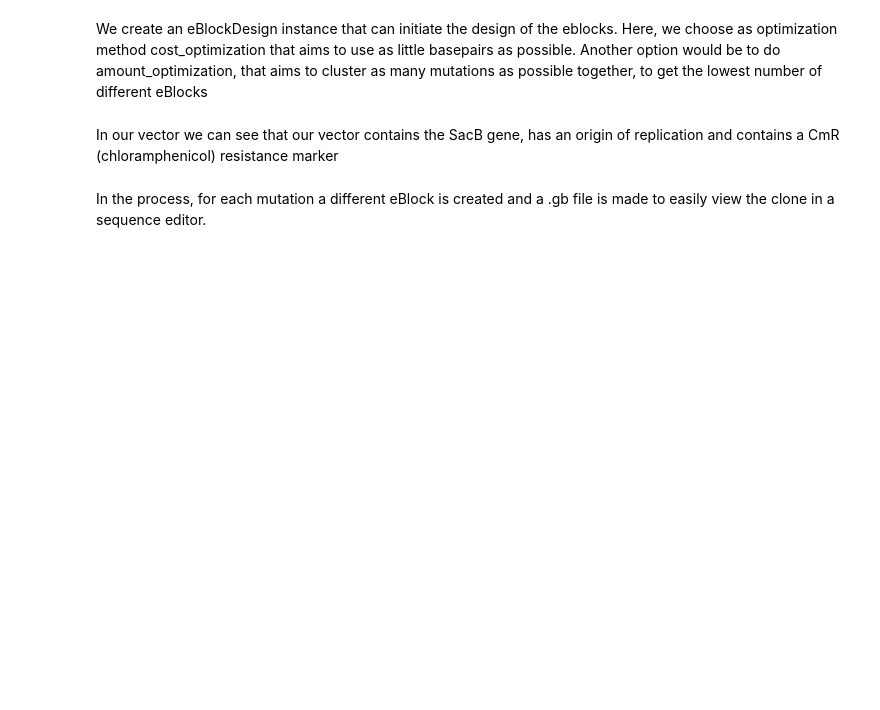
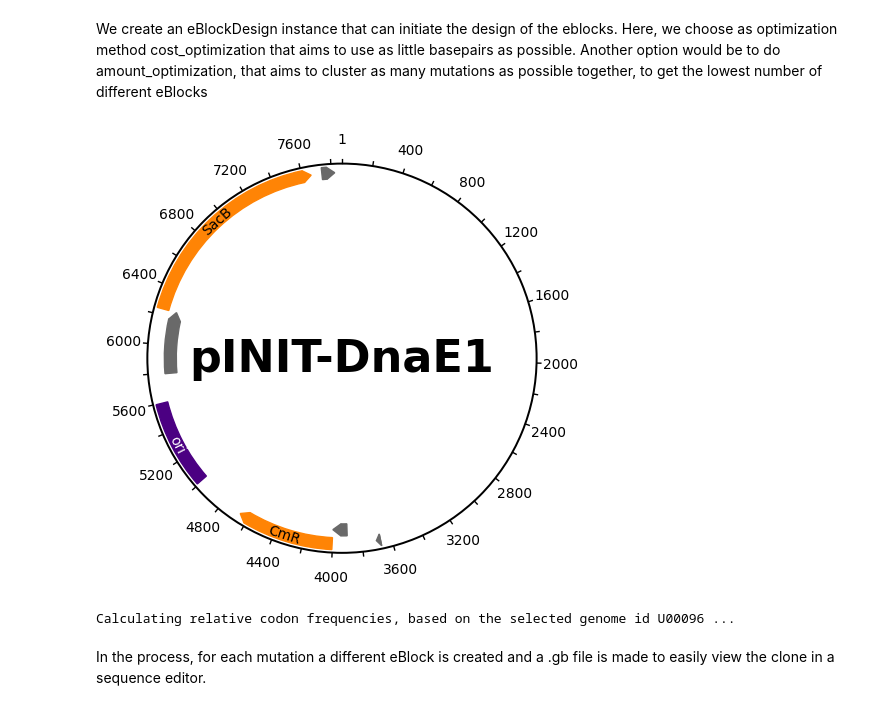
Before and after one commit to CDDLeiden/PyVADesign, a Jupyter notebook: tests.ipynb, the cells around one changed output. Saved outputs shown, nothing was run; the diff lists cells and outputs as text; code cells hidden in the pictures; blank space fills up the shorter version.

Commit message:
WIP Fix bug paired mutations

```diff
--- a/tests.ipynb
+++ b/tests.ipynb
@@ -56,10 +54,11 @@ Next, we read the gene sequence and the vector that contains our gene of interes
 # %%
 # Create a Plasmid object and parse the input plasmid from the files/ directory
 
+# Read sequence
 sequence_file = os.path.join('example_data', 'Msmegmatis_DnaE1', 'A0QX55.fasta')
 vector_file = os.path.join('example_data', 'Msmegmatis_DnaE1', 'vector.dna')
 
-
-sequence_instance = Plasmid()
-sequence_instance.parse_vector(vector_file)
-sequence_instance.parse_sequence(sequence_file)
+gene_instance = Gene()
+gene_instance.parse_sequence(sequence_file)
+vector_instance = Vector(gene=gene_instance)
+vector_instance.parse_vector(vector_file)
@@ -95,21 +69,27 @@ We create an eBlockDesign instance that can initiate the design of the eblocks.
 # %%
 # Create an Eblocks object based on the input mutations and the gene sequence
 
+output_dir = os.path.join('tests', 'randomoutput', 'output')
+
 design_instance = EblockDesign(mutation_instance=mutation_instance,
-                               sequence_instance=sequence_instance,
-                               output_dir=output_dir,
-                               verbose=True,
-                               cost_optimization=False,
-                               amount_optimization=True)
+                            gene_instance=gene_instance,
+                            vector_instance=vector_instance,
+                            output_dir=output_dir,
+                            verbose=True,
+                            cost_optimization=False,
+                            amount_optimization=True)
 # %%
 # Create a Plots object and check the input vector
 
 # Create the Plot object
 plot_instance = Plot(mutation_instance=mutation_instance,
-                     eblocks_design_instance=design_instance,
-                     sequence_instance=sequence_instance,
-                     output_dir=output_dir,
-                     show=True)
+                    eblocks_design_instance=design_instance,
+                    vector_instance=vector_instance,
+                    gene_instance=gene_instance,
+                    output_dir=output_dir,
+                    show=True)
 
 # Check the input vector
 plot_instance.plot_vector(figsize=(5, 5));
+# %% [output]
+[figure, added]
@@ -119,2 +95,0 @@ plot_instance.plot_vector(figsize=(5, 5));
-# %% [markdown]
-In our vector we can see that our vector contains the SacB gene, has an origin of replication and contains a CmR (chloramphenicol) resistance marker
@@ -158,6 +96,9 @@ In our vector we can see that our vector contains the SacB gene, has an origin o
 # %%
 # Run the eBlocks design and print the results
-
 design_instance.run_design_eblocks()
+plot_instance.plot_eblocks_mutations(figure_length=25,
+                                     figure_width=5)
+# %% [output]
+Calculating relative codon frequencies, based on the selected genome id U00096 ...
 # %% [markdown]
 In the process, for each mutation a different eBlock is created and a .gb file is made to easily view the clone in a sequence editor.
```
Also changed, not shown: parts of 10 cells of this notebook, 3 other files.
